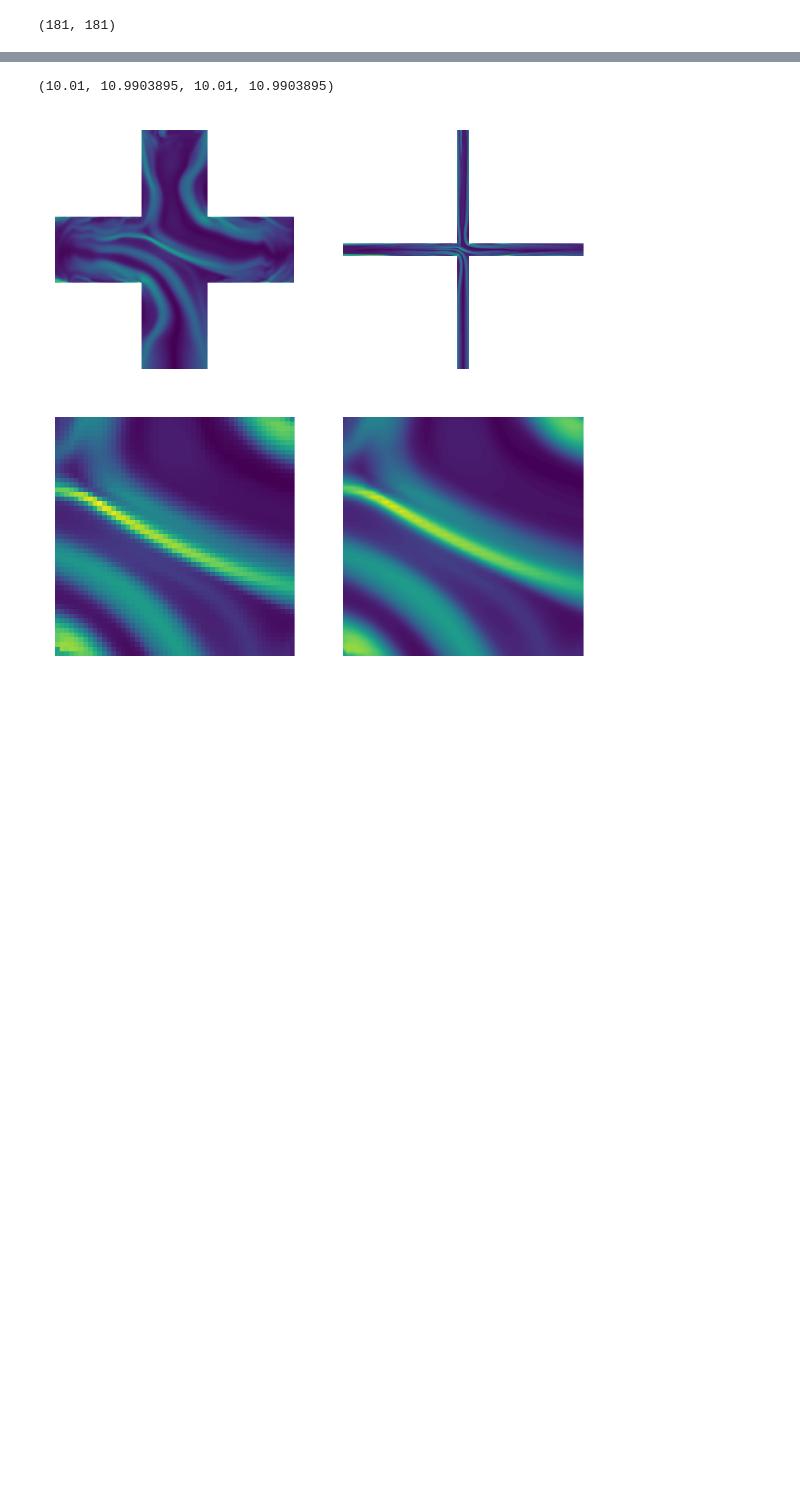
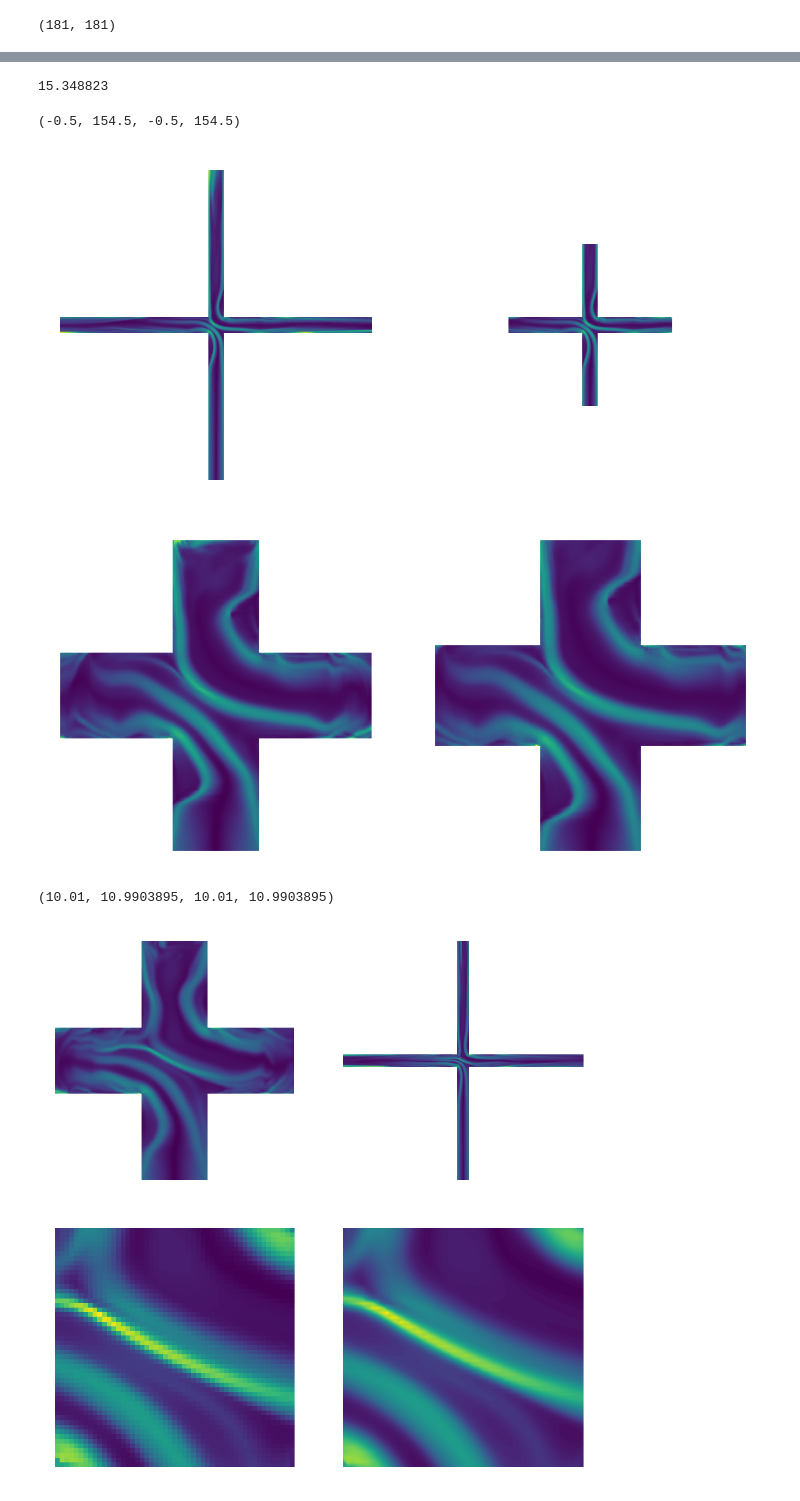
Before and after one commit to fabioamaral08/reduction-methods, a Jupyter notebook: test_single_sim.ipynb, the cells around one changed output, grey strips where cells are left out. Drawn from its saved outputs; the diff is of its cells as text; code cells hidden in the pictures; blank space fills up the shorter version.

```diff
--- a/test_single_sim.ipynb
+++ b/test_single_sim.ipynb
@@ -52,0 +53,23 @@ tra = q[...,2] + q[...,4]
+# %%
+cut = 13
+Xr = reconstruct_cross(strip_cross(X.reshape(181,181,1,1), cut=cut), cut = cut).squeeze()
+Yr = reconstruct_cross(strip_cross(Y.reshape(181,181,1,1), cut=cut), cut = cut).squeeze()
+qs = strip_cross(q,cut)
+qr = reconstruct_cross(qs, cut)
+
+qr[:65-cut,:65-cut] = np.nan
+qr[:65-cut,-65+cut:] = np.nan
+qr[-65+cut:,:65-cut] = np.nan
+qr[-65+cut:,-65+cut:] = np.nan
+
+Xr[:65-cut,:65-cut] = np.nan
+Xr[:65-cut,-65+cut:] = np.nan
+Xr[-65+cut:,:65-cut] = np.nan
+Xr[-65+cut:,-65+cut:] = np.nan
+
+Yr[:65-cut,:65-cut] = np.nan
+Yr[:65-cut,-65+cut:] = np.nan
+Yr[-65+cut:,:65-cut] = np.nan
+Yr[-65+cut:,-65+cut:] = np.nan
+
+tra_r = qr[...,2] + qr[...,4]
@@ -53,3 +104,33 @@ tra = q[...,2] + q[...,4]
+# %%
+Xr[75,-3]
+# %% [output]
+15.348823
+# %%
+tra = q[...,2] + q[...,4]
+t = 120
+lvs = 100
+fig =plt.figure(figsize=(4,4),dpi=300,facecolor='w')
+ax1 = plt.subplot(221)
+ax1.contourf(X,Y, tra[...,t], levels = lvs)
+ax1.axis('off')
+
+ax1 = plt.subplot(222, sharey=ax1)
+ax1.contourf(Xr,Yr, tra_r[...,t], levels = lvs)
+ax1.axis('off')
+ax1.set_xlim(ax1.get_ylim())
+
+fig =plt.figure(figsize=(4,4),dpi=300,facecolor='w')
+ax1 = plt.subplot(223)
+ax1.imshow(tra[...,t], origin='lower')
+ax1.axis('off')
+
+ax1 = plt.subplot(224)
+ax1.imshow(tra_r[...,t], origin='lower')
+ax1.axis('off')
+# %% [output]
+(-0.5, 154.5, -0.5, 154.5)
+[figure, added]
+[figure, added]
 # %%
 (tra[...,50]*AREA)[0,0], tra[...,50][0,0], q[...,50,2][0,0]
 # %%
```
Also changed, not shown: parts of 11 cells of this notebook, 24 other files.
